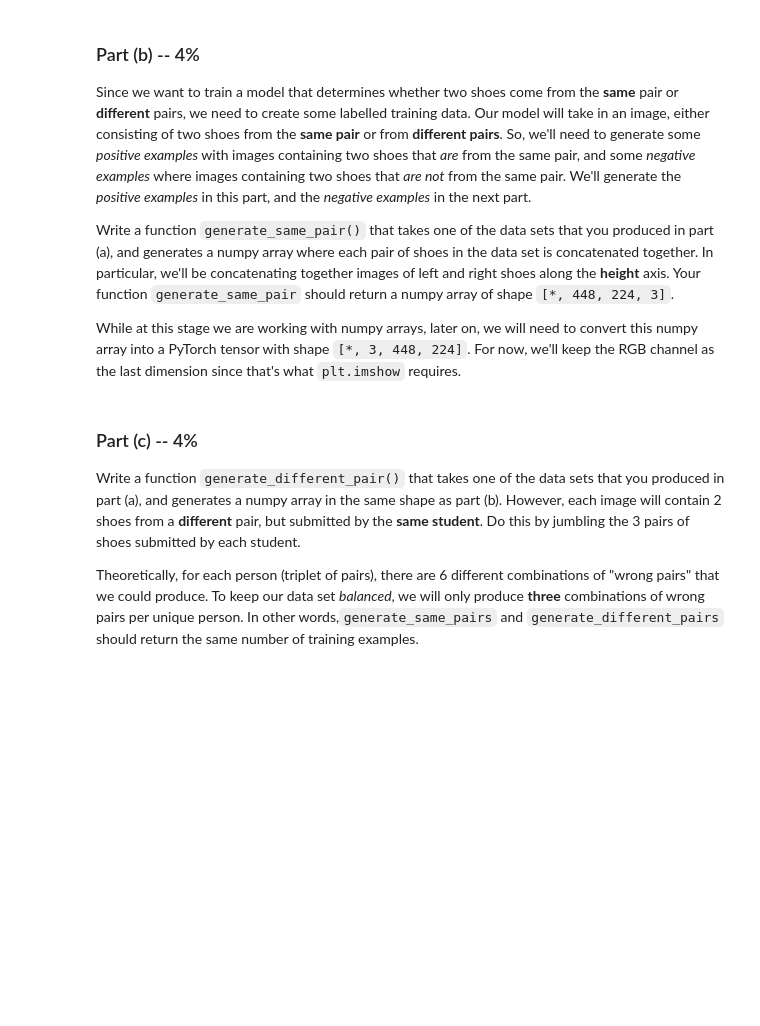
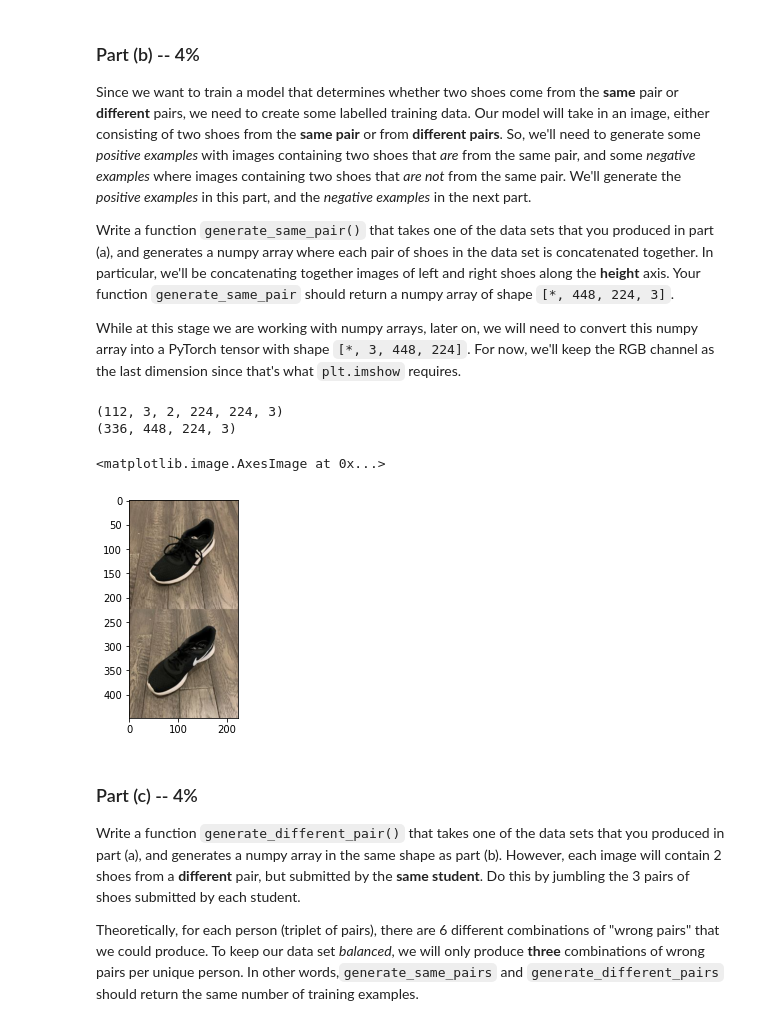
Before and after one commit to danielleyaffe1/Assignment-3, a Jupyter notebook: Assignment3.ipynb, the cells around one changed output. Drawn from its saved outputs; the diff is of its cells as text; code cells hidden in the pictures; blank space fills up the shorter version.

```diff
--- a/Assignment3.ipynb
+++ b/Assignment3.ipynb
@@ -93,2 +153,32 @@ for file in glob.glob(path):
+# %%
+path = "/content/gdrive/My Drive/Intro_to_Deep_Learning/data_asg3/train/test_w/*.jpg" # TODO - UPDATE ME!
+images_test_w = {}
+
+for file in glob.glob(path):
+    filename = file.split("/")[-1]   # get the name of the .jpg file
+    img = plt.imread(file)           # read the image as a numpy array
+    images_test_w[filename] = img[:, :, :3] # remove the alpha channel
+
+sorted_img_array = dict(sorted(images_test_w.items()))
+#init
+sz = [int(len(sorted_img_array)/6), 3, 2, 224, 224, 3]
+test_w = np.zeros(sz)
+user = 0
+tuple_num = 0
+d = 0
+
+for img in sorted_img_array:
+  if tuple_num == 2 and d==1:
+    user +=1
+  tuple_num = int(img[5])-1
+  direction = img[7]
+  d = 0 #left shoe image
+  if direction == 'r':
+    d = 1
+  val = sorted_img_array[img]
+  val = val/255 -0.5
+  test_w[user,tuple_num,d,:,:,0] = val[:,:,0]
+  test_w[user,tuple_num,d,:,:,1] = val[:,:,1]
+  test_w[user,tuple_num,d,:,:,2] = val[:,:,2]
 # %%
 # Run this code, include the image in your PDF submission
@@ -120,11 +215,28 @@ While at this stage we are working with numpy arrays, later on, we will need to
 that's what `plt.imshow` requires.
 # %%
 # Your code goes here
+def generate_same_pair(data_set):
+  sz = [int(len(data_set)*3), 448, 224, 3]
+  same_pairs = np.zeros(sz)
+  new_user = 0
+
+  for user in range(0,len(data_set)):
+    same_pairs[new_user,:,:,:] = np.concatenate((data_set[user,0,0,:,:,:],data_set[user,0,1,:,:,:]))
+    same_pairs[new_user+1,:,:,:] = np.concatenate((data_set[user,1,0,:,:,:],data_set[user,1,1,:,:,:]))
+    same_pairs[new_user+2,:,:,:] = np.concatenate((data_set[user,2,0,:,:,:],data_set[user,2,1,:,:,:]))
+    new_user = new_user + 3
+
+  return same_pairs
 
 # Run this code, include the result with your PDF submission
 print(train_data.shape) # if this is [N, 3, 2, 224, 224, 3]
 print(generate_same_pair(train_data).shape) # should be [N*3, 448, 224, 3]
-plt.imshow(generate_same_pair(train_data)[0]) # should show 2 shoes from the same pair
+plt.imshow(generate_same_pair(train_data)[0]+0.5) # should show 2 shoes from the same pair
+# %% [output]
+(112, 3, 2, 224, 224, 3)
+(336, 448, 224, 3)
+<matplotlib.image.AxesImage at 0x...>
+[figure, added]
 # %% [markdown]
 ### Part (c) -- 4%
 
```
Also changed, not shown: parts of 42 cells of this notebook, 1 other file.
